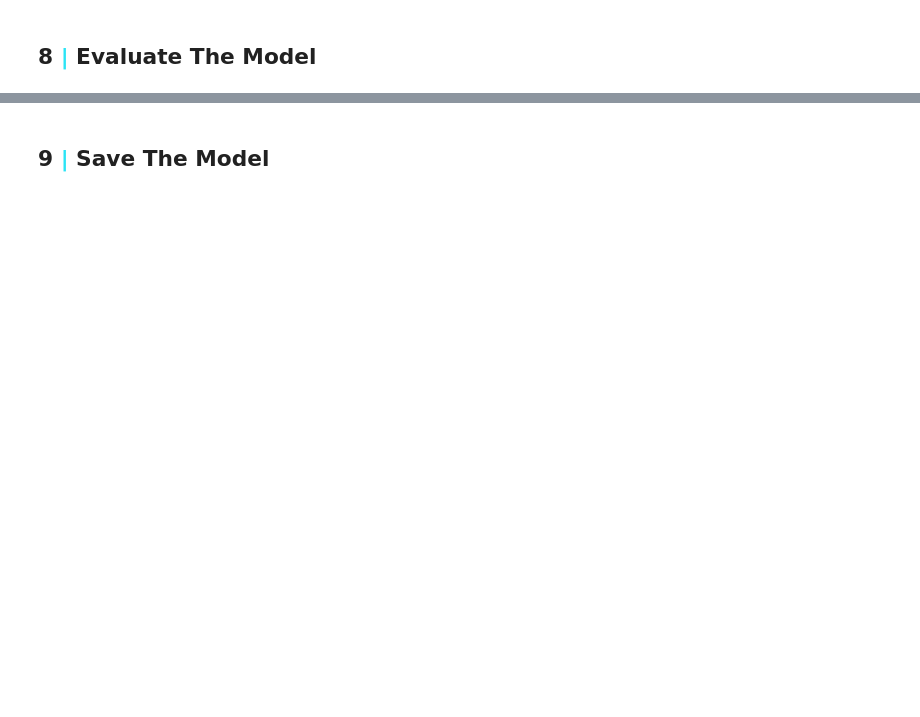
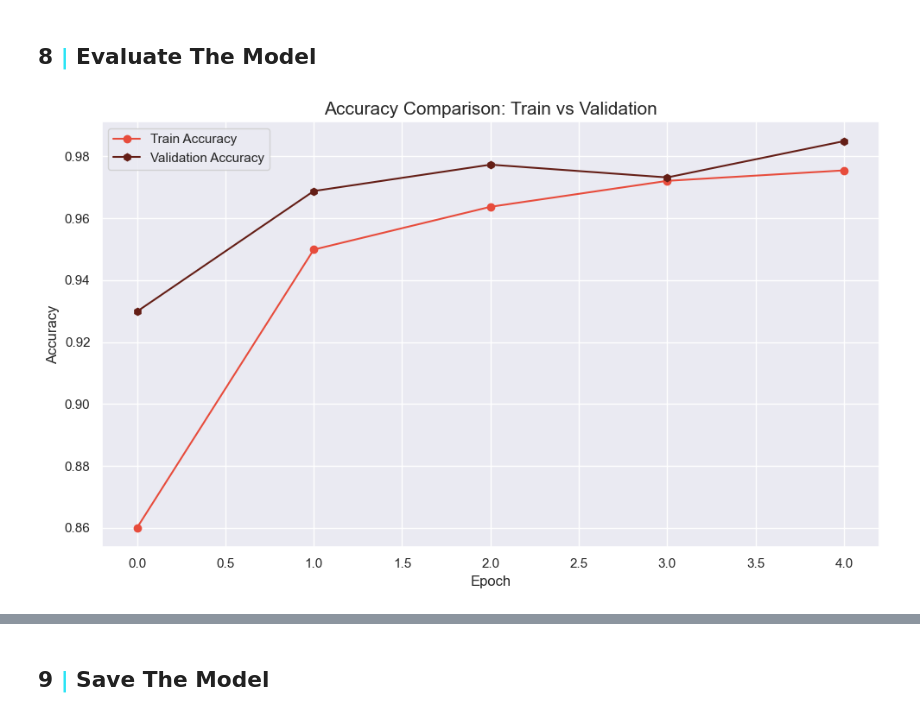
Before and after one commit to PriyanshuDND14/Yatharth, a Jupyter notebook: rice-classification-by-cnn.ipynb, the cells around one changed output, grey strips where cells are left out. Saved outputs shown, nothing was run; the diff lists cells and outputs as text; code cells hidden in the pictures; blank space fills up the shorter version.

```diff
--- a/rice-classification-by-cnn.ipynb
+++ b/rice-classification-by-cnn.ipynb
@@ -212,13 +215,22 @@ ValueError: The PyDataset has length 0
 ## <b>8 <span style='color:#2ae4f5'>|</span> Evaluate The Model </b>
 # %%
 #Accuracy comparison between Validation and Train Data set
+import matplotlib.pyplot as plt
+
+# Fix: Extract the actual history dictionary
+history_dict = history.history
+
 plt.figure(figsize=(10,6))
-plt.plot(history['accuracy'],color="#E74C3C",marker='o')
-plt.plot(history['val_accuracy'],color='#641E16',marker='h')
-plt.title('Accuracy comparison between Validation and Train Data set',fontsize=15)
+plt.plot(history_dict['accuracy'], color="#E74C3C", marker='o', label='Train Accuracy')
+plt.plot(history_dict['val_accuracy'], color='#641E16', marker='h', label='Validation Accuracy')
+plt.title('Accuracy Comparison: Train vs Validation', fontsize=15)
+plt.xlabel('Epoch')
 plt.ylabel('Accuracy')
-plt.xlabel('Epoch')
-plt.legend(['Train', 'Test'], loc='best')
+plt.legend(loc='best')
+plt.grid(True)
+plt.tight_layout()
 plt.show()
+# %% [output]
+[figure, added]
 # %%
 #Loss comparison between Validation and Train Data set
```
Also changed, not shown: parts of 10 cells of this notebook.
